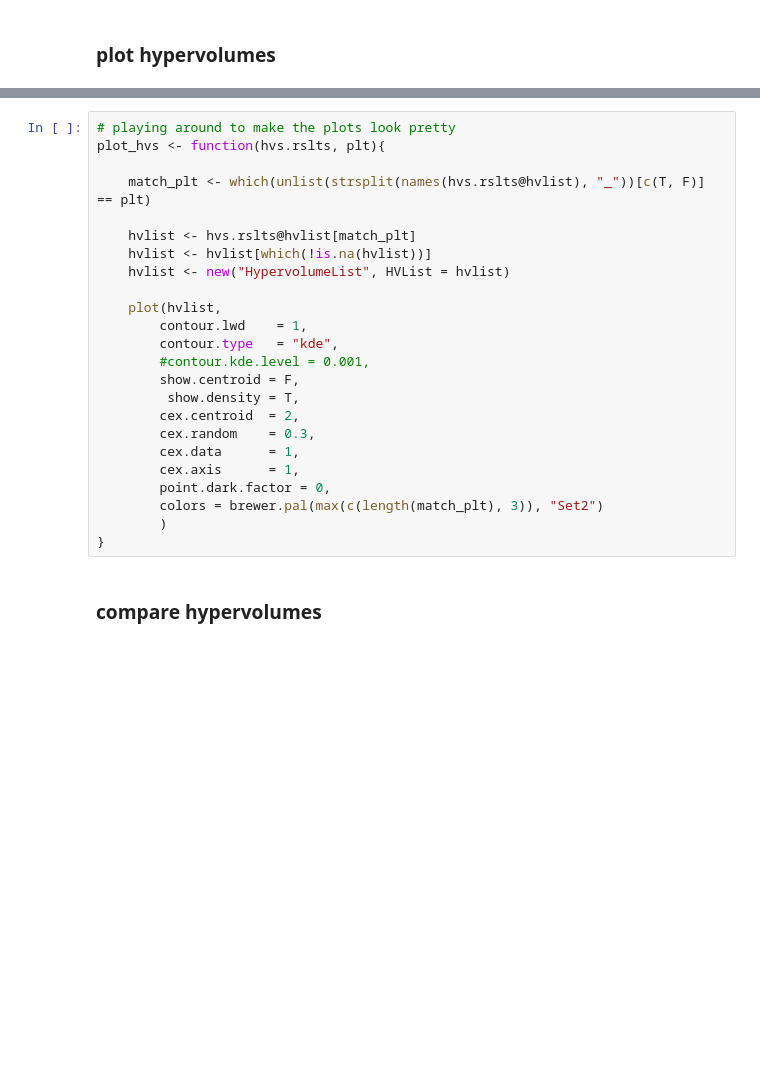
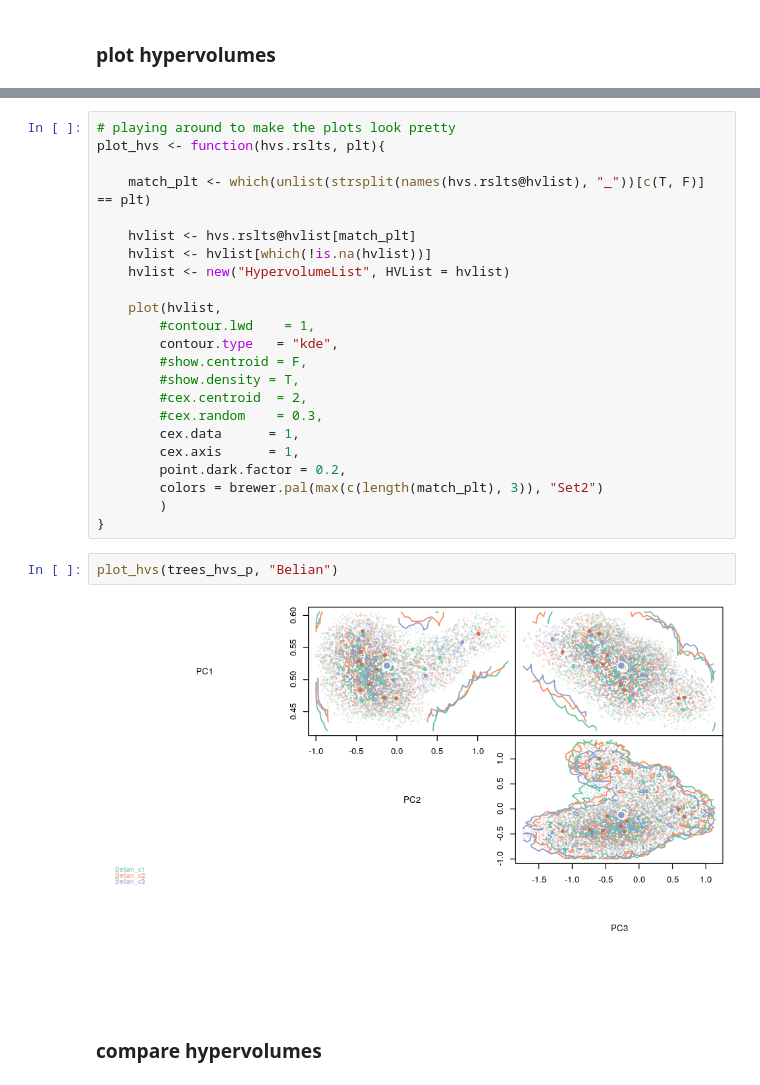
Before and after one commit to dbridg15/masters_project, a Jupyter notebook: Code/comparing_hypervolumes.ipynb, the cells around one changed output, grey strips where cells are left out. Saved outputs shown, nothing was run; the diff lists cells and outputs as text; blank space fills up the shorter version.

```diff
--- a/Code/comparing_hypervolumes.ipynb
+++ b/Code/comparing_hypervolumes.ipynb
@@ -164,19 +155,22 @@ plot_hvs <- function(hvs.rslts, plt){
     hvlist <- new("HypervolumeList", HVList = hvlist)
 
     plot(hvlist,
-        contour.lwd    = 1,
+        #contour.lwd    = 1,
         contour.type   = "kde",
-        #contour.kde.level = 0.001,
-        show.centroid = F,
-         show.density = T,
-        cex.centroid  = 2,
-        cex.random    = 0.3,
+        #show.centroid = F,
+        #show.density = T,
+        #cex.centroid  = 2,
+        #cex.random    = 0.3,
         cex.data      = 1,
         cex.axis      = 1,
-        point.dark.factor = 0,
+        point.dark.factor = 0.2,
         colors = brewer.pal(max(c(length(match_plt), 3)), "Set2")
         )
 }
+# %%
+plot_hvs(trees_hvs_p, "Belian")
+# %% [output]
+[figure, added]
 # %% [markdown]
 ### compare hypervolumes
 # %%
```
Also changed, not shown: parts of 15 cells of this notebook, 4 other files.
